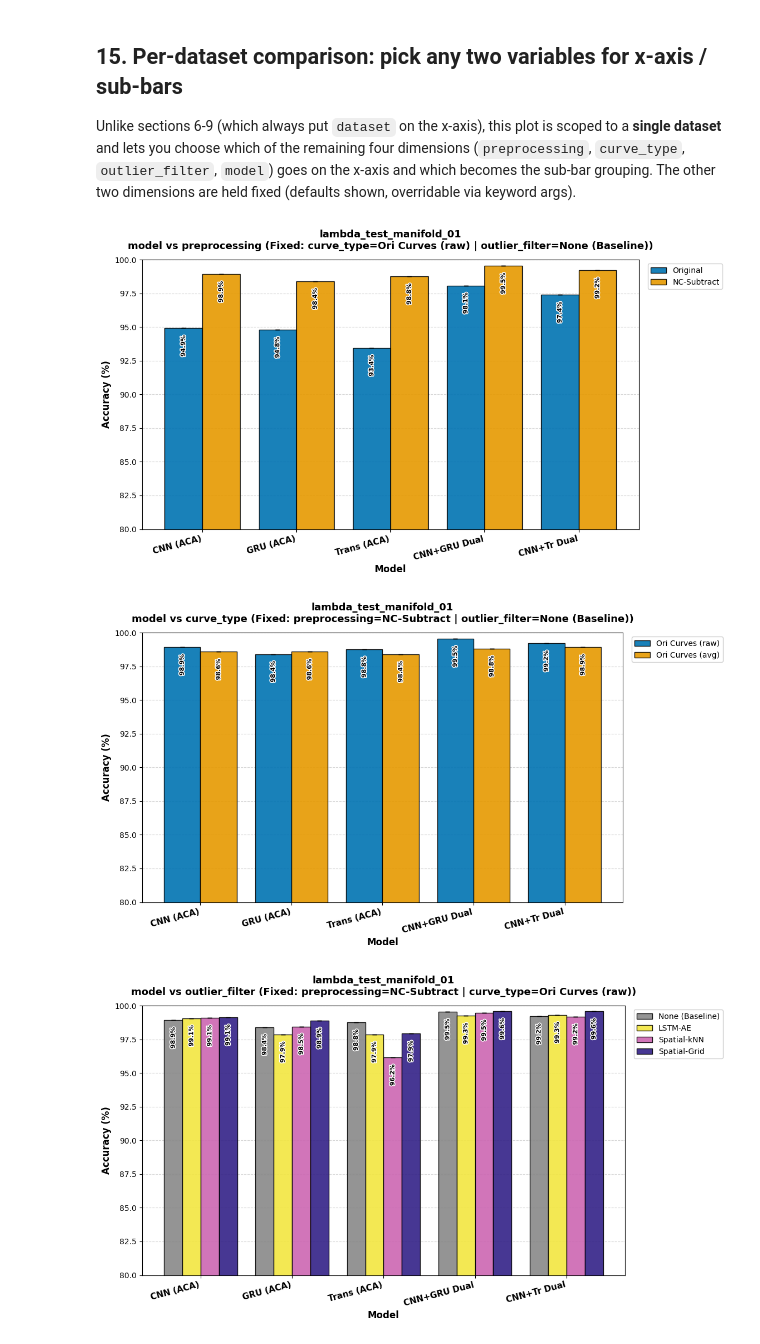
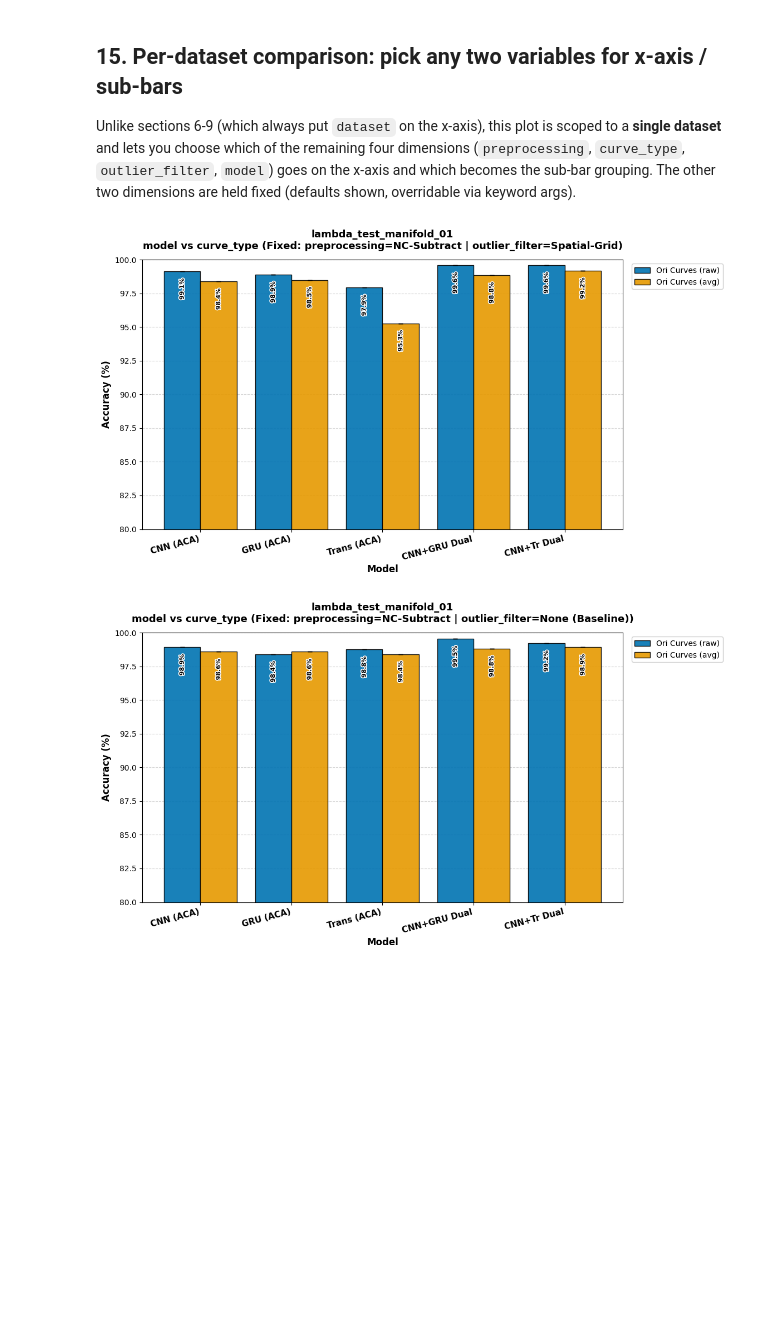
Before and after one commit to kautsarg/POC_DDM, a Jupyter notebook: gk_code/main/result_comparison.ipynb, the cells around one changed output. Drawn from its saved outputs; the diff is of its cells as text; code cells hidden in the pictures; blank space fills up the shorter version.

```diff
--- a/gk_code/main/result_comparison.ipynb
+++ b/gk_code/main/result_comparison.ipynb
@@ -676,55 +676,65 @@ def plot_per_dataset_comparison(df, dataset_folder, dim_defaults,
     )
 
 
 
 DEFAULT_DATASET_FOLDER = "D20260611_E00_C00_F4500KHz_U_lambda_test_manifold_01"
 
 # DIM_DEFAULTS = {
 #     "preprocessing": "nc_subtract",
 #     "curve_type": "ori_curves",
 #     "outlier_filter": "spatial_grid_label_elbow",
 #     "model": "cnn_gru_dual",
 # }
 # plot_per_dataset_comparison(results_df, dim_defaults=DIM_DEFAULTS, dataset_folder=DEFAULT_DATASET_FOLDER, x_col="model",)
 
 
 
-#PREPROCESSING
-DEFAULT_VALUES_PREPROCESSING = {
-    # "preprocessing": "nc_subtract",
-    "curve_type": "ori_curves",
-    "outlier_filter": None,
+# #PREPROCESSING
+# DEFAULT_VALUES_PREPROCESSING = {
+#     # "preprocessing": "nc_subtract",
+#     "curve_type": "ori_curves",
+#     "outlier_filter": 'spatial_grid_label_elbow',
+#     # "model": "cnn_gru_dual",
+# }
+# plot_per_dataset_comparison(results_df, dim_defaults=DEFAULT_VALUES_PREPROCESSING, dataset_folder=DEFAULT_DATASET_FOLDER, x_col="model", hue_col="preprocessing")
+
+#CURVE TYPE
+DEFAULT_VALUES_CURVE_TYPE = {
+    "preprocessing": "nc_subtract",
+    # "curve_type": "ori_curves",
+    "outlier_filter": 'spatial_grid_label_elbow',
     # "model": "cnn_gru_dual",
 }
-plot_per_dataset_comparison(results_df, dim_defaults=DEFAULT_VALUES_PREPROCESSING, dataset_folder=DEFAULT_DATASET_FOLDER, x_col="model", hue_col="preprocessing")
+plot_per_dataset_comparison(results_df, dim_defaults=DEFAULT_VALUES_CURVE_TYPE, dataset_folder=DEFAULT_DATASET_FOLDER, x_col="model", hue_col="curve_type")
+
 
 #CURVE TYPE
 DEFAULT_VALUES_CURVE_TYPE = {
     "preprocessing": "nc_subtract",
     # "curve_type": "ori_curves",
     "outlier_filter": None,
     # "model": "cnn_gru_dual",
 }
 plot_per_dataset_comparison(results_df, dim_defaults=DEFAULT_VALUES_CURVE_TYPE, dataset_folder=DEFAULT_DATASET_FOLDER, x_col="model", hue_col="curve_type")
 
-#OUTLIER
-DEFAULT_VALUES_OUTLIER_FILTER = {
-    "preprocessing": "nc_subtract",
-    "curve_type": "ori_curves",
-    # "outlier_filter": None,
-    # "model": "cnn_gru_dual",
-}
-plot_per_dataset_comparison(results_df, dim_defaults=DEFAULT_VALUES_OUTLIER_FILTER, dataset_folder=DEFAULT_DATASET_FOLDER, x_col="model", hue_col="outlier_filter")
 
-#MODEL
-DEFAULT_VALUES_MODEL = {
-    "preprocessing": "nc_subtract",
-    "curve_type": "ori_curves",
-    # "outlier_filter": None,
-    # "model": "cnn_gru_dual",
-}
-plot_per_dataset_comparison(results_df, dim_defaults=DEFAULT_VALUES_MODEL, dataset_folder=DEFAULT_DATASET_FOLDER, x_col="outlier_filter", hue_col="model")
+# #OUTLIER
+# DEFAULT_VALUES_OUTLIER_FILTER = {
+#     "preprocessing": "nc_subtract",
+#     "curve_type": "ori_curves",
+#     "outlier_filter": 'spatial_grid_label_elbow',
+#     # "model": "cnn_gru_dual",
+# }
+# plot_per_dataset_comparison(results_df, dim_defaults=DEFAULT_VALUES_OUTLIER_FILTER, dataset_folder=DEFAULT_DATASET_FOLDER, x_col="model", hue_col="outlier_filter")
+
+# #MODEL
+# DEFAULT_VALUES_MODEL = {
+#     "preprocessing": "nc_subtract",
+#     "curve_type": "ori_curves",
+#     "outlier_filter": 'spatial_grid_label_elbow',
+#     # "model": "cnn_gru_dual",
+# }
+# plot_per_dataset_comparison(results_df, dim_defaults=DEFAULT_VALUES_MODEL, dataset_folder=DEFAULT_DATASET_FOLDER, x_col="outlier_filter", hue_col="model")
 # %% [output]
-[figure, old version]
+[figure, new version]
 [figure]
-[figure, removed]
```
Also changed, not shown: parts of 1 cell of this notebook, 3 other files.
